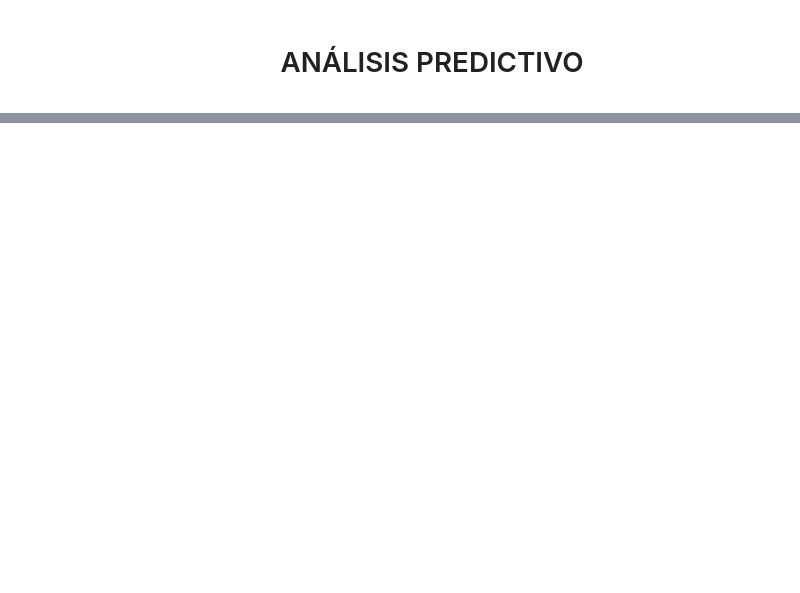
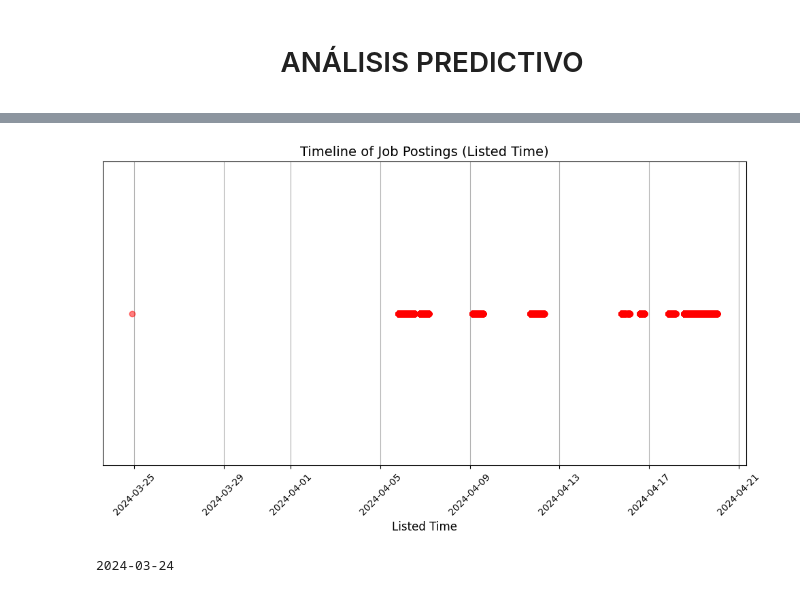
Before and after one commit to sarahcoral/ProyectoABD, a Jupyter notebook: visualization_notebooks/predictive_analysis.ipynb, the cells around one changed output, grey strips where cells are left out. Saved outputs shown, nothing was run; the diff lists cells and outputs as text; code cells hidden in the pictures; blank space fills up the shorter version.

```diff
--- a/visualization_notebooks/predictive_analysis.ipynb
+++ b/visualization_notebooks/predictive_analysis.ipynb
@@ -38,3 +46,53 @@ else:
 #file_path = r"linkedindatabase.db"
 file_path = r"C:\Users\Sarah\Code\ProyectoABD\database\linkedindatabase.db"
 conn = sqlite3.connect(file_path)
+# %%
+#DATAFRAME CREATION
+
+#numerical data
+df_num = pd.read_sql('SELECT * FROM clean_numerical_postings', conn)
+
+df_num = df_num[df_num['max_salary'] <= 10000000]
+df_num = df_num[df_num['min_salary'] <= 10000000]
+df_num = df_num[df_num['normalized_salary'] <= 10000000]
+
+df_num = df_num[df_num['max_salary'] > 100]
+df_num = df_num[df_num['min_salary'] > 100]
+df_num = df_num[df_num['normalized_salary'] > 100]
+
+#postings
+df_postings = pd.read_sql('SELECT * FROM postings', conn)
+# %%
+# Convert 'listed_time' from milliseconds to seconds and then to datetime
+df_postings['listed_time'] = pd.to_datetime(df_postings['listed_time'] / 1000, unit='s')
+
+# Plotting the timeline
+plt.figure(figsize=(10, 6))
+plt.plot(df_postings['listed_time'], [1] * len(df_postings), 'ro', alpha=0.5)  # Plot points at y=1 for each entry
+plt.yticks([])  # Remove y-axis ticks as it's not necessary for this plot
+plt.xlabel('Listed Time', fontsize=12)
+plt.title('Timeline of Job Postings (Listed Time)', fontsize=14)
+plt.xticks(rotation=45)  # Rotate x-axis labels for better readability
+plt.grid(True)
+plt.tight_layout()
+
+# Show the graph
+plt.show()
+# %% [output]
+[figure, added]
+# %%
+# Sort the dataframe by 'listed_time' in descending order
+latest_entry = df_postings.sort_values(by='listed_time', ascending=True).iloc[0]
+
+# If 'listed_time' is in milliseconds, convert to seconds by dividing by 1000
+timestamp_in_seconds = latest_entry['listed_time'] / 1000
+
+# Convert the latest 'listed_time' (Unix timestamp) to a datetime object
+latest_listed_time = pd.to_datetime(timestamp_in_seconds, unit='s')
+
+# Format the datetime object to Year-Month-Day
+formatted_date = latest_listed_time.strftime('%Y-%m-%d')
+
+print(formatted_date)
+# %% [output]
+2024-03-24
```
Also changed, not shown: parts of 5 cells of this notebook, 3 other files.
